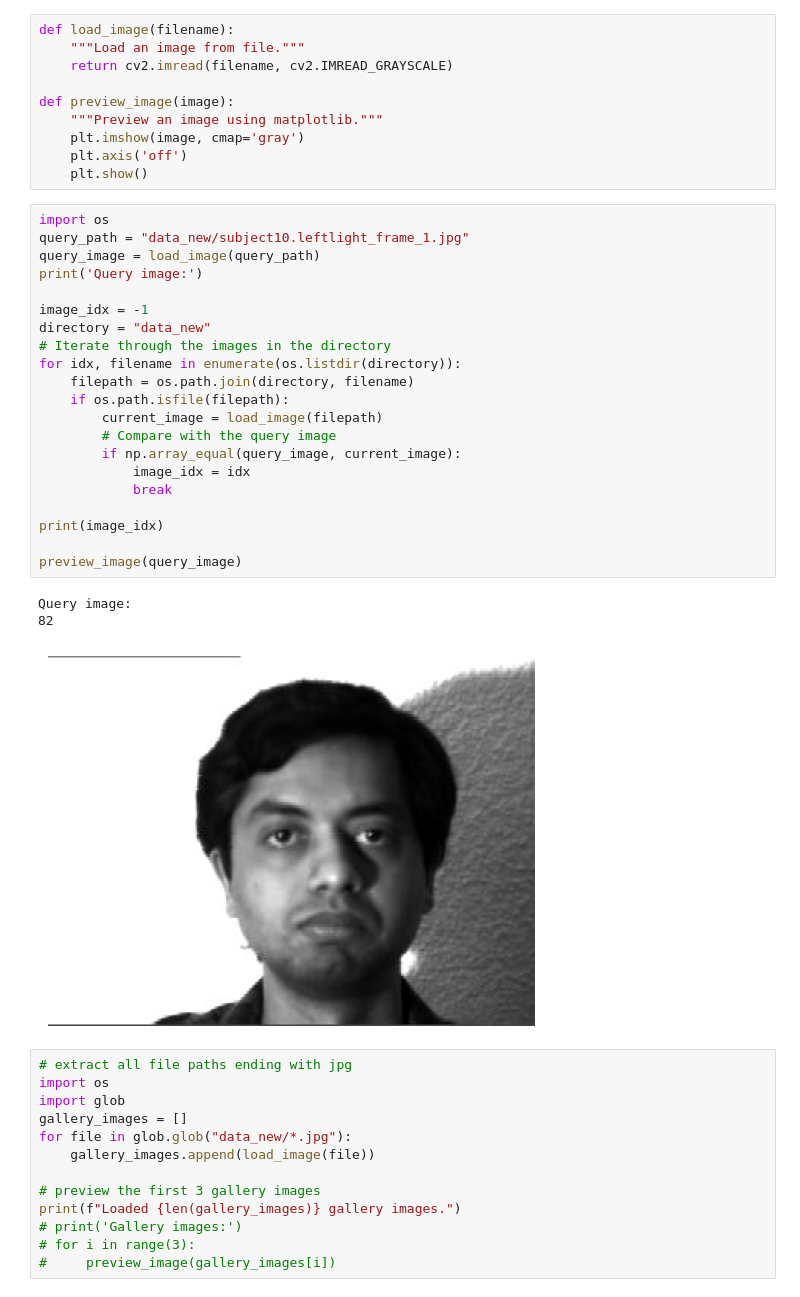
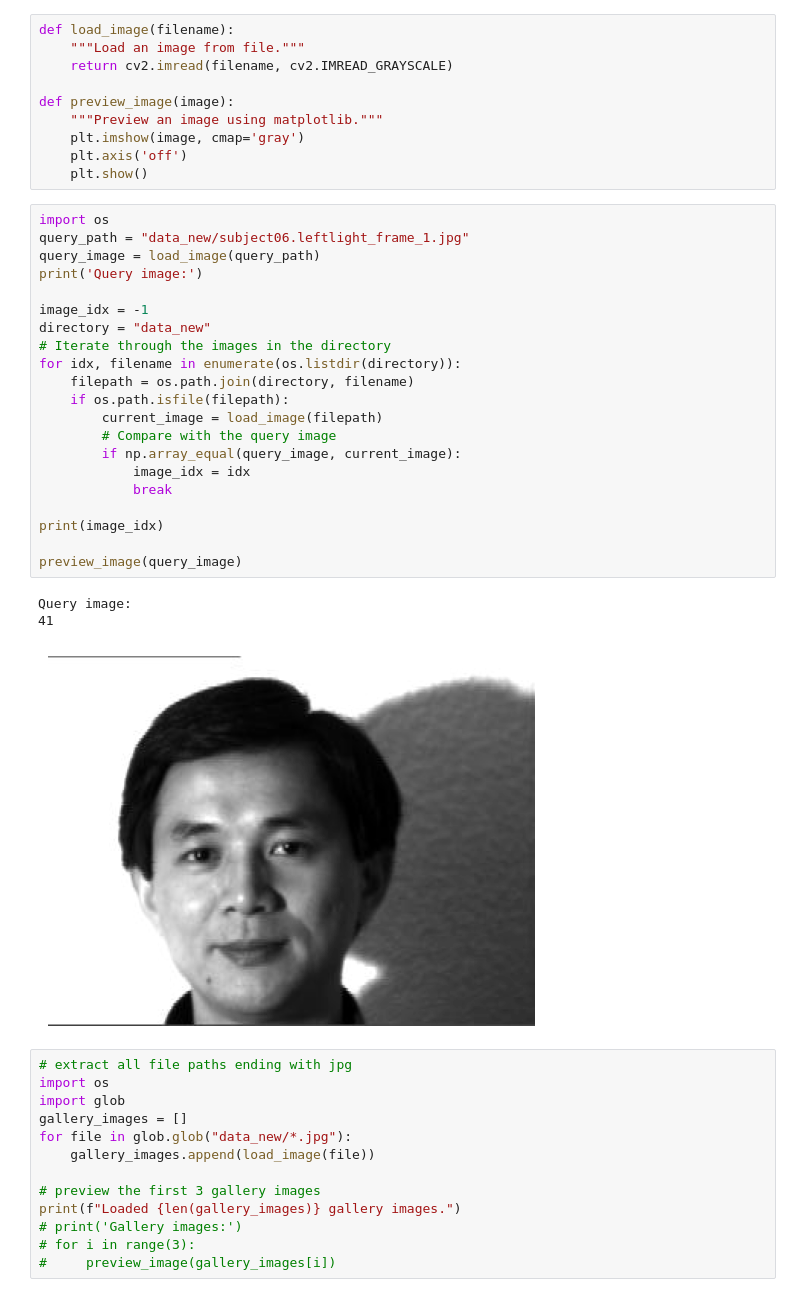
Before and after one commit to divyanash911/Illumination-invariance-face-recognition, a Jupyter notebook: implementation.ipynb, the cells around one changed output. Saved outputs shown, nothing was run; the diff lists cells and outputs as text.

```diff
--- a/implementation.ipynb
+++ b/implementation.ipynb
@@ -416,29 +417,29 @@ def preview_image(image):
     plt.show()
 # %%
 import os
-query_path = "data_new/subject10.leftlight_frame_1.jpg"
+query_path = "data_new/subject06.leftlight_frame_1.jpg"
 query_image = load_image(query_path)
 print('Query image:')
 
 image_idx = -1
 directory = "data_new"
 # Iterate through the images in the directory
 for idx, filename in enumerate(os.listdir(directory)):
     filepath = os.path.join(directory, filename)
     if os.path.isfile(filepath):
         current_image = load_image(filepath)
         # Compare with the query image
         if np.array_equal(query_image, current_image):
             image_idx = idx
             break
 
 print(image_idx)
 
 preview_image(query_image)
 # %% [output]
 Query image:
-82
+41
-[figure, old version]
+[figure, new version]
 # %%
 # extract all file paths ending with jpg
 import os
```
Also changed, not shown: parts of 9 cells of this notebook.
